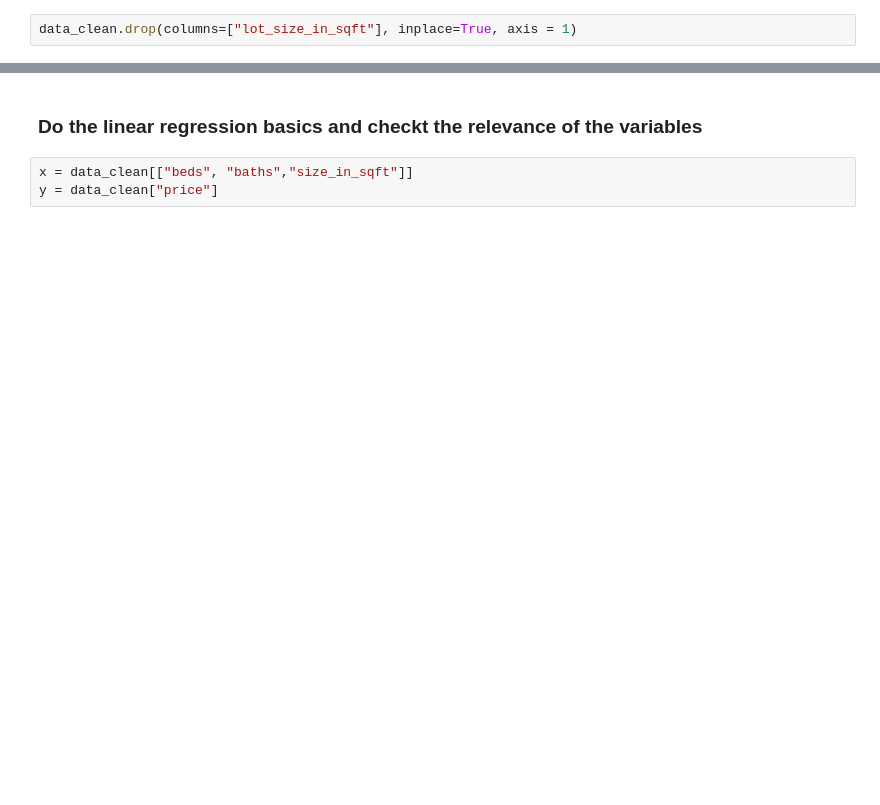
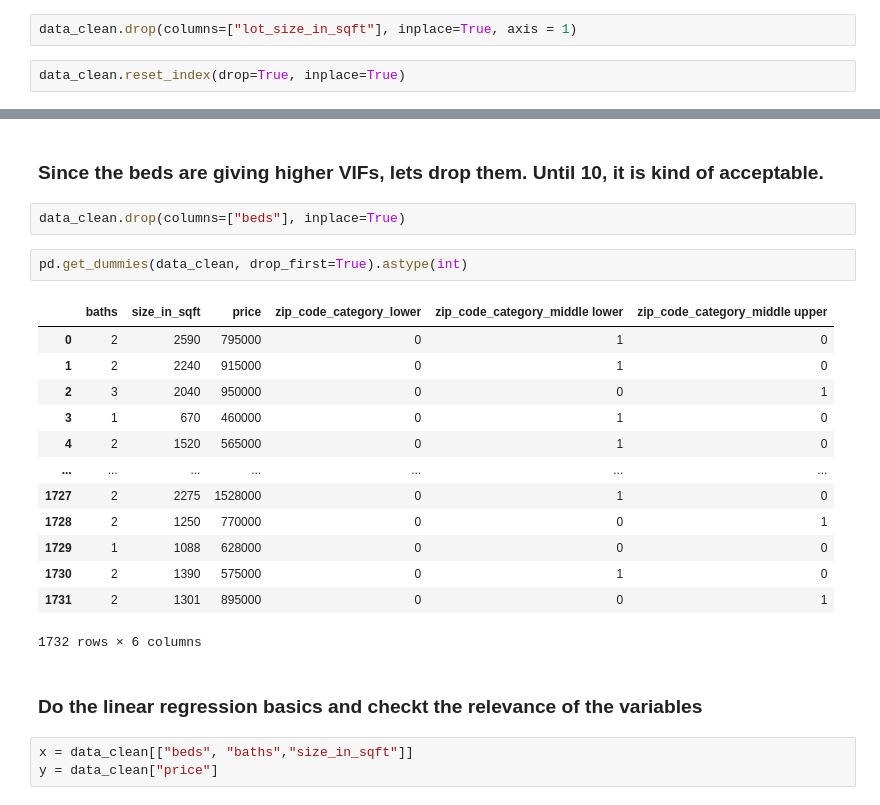
Before and after one commit to tolstoj48/seattle-house-price-prediction, a Jupyter notebook: seattle-real-estate-house-prices-prediction.ipynb, the cells around one changed output, grey strips where cells are left out. Cells and saved outputs as stored; diff of their text form; blank space fills up the shorter version.

```diff
--- a/seattle-real-estate-house-prices-prediction.ipynb
+++ b/seattle-real-estate-house-prices-prediction.ipynb
@@ -429,2 +431,4 @@ plt.show()
 # %%
 data_clean.drop(columns=["lot_size_in_sqft"], inplace=True, axis = 1)
+# %%
+data_clean.reset_index(drop=True, inplace=True)
@@ -431,3 +446,23 @@ data_clean.drop(columns=["lot_size_in_sqft"], inplace=True, axis = 1)
+# %% [markdown]
+### Since the beds are giving higher VIFs, lets drop them. Until 10, it is kind of acceptable.
+# %%
+data_clean.drop(columns=["beds"], inplace=True)
+# %%
+pd.get_dummies(data_clean, drop_first=True).astype(int)
+# %% [output]
+|  | baths | size_in_sqft | price | zip_code_category_lower | zip_code_category_middle lower | zip_code_category_middle upper |
+| 0 | 2 | 2590 | 795000 | 0 | 1 | 0 |
+| 1 | 2 | 2240 | 915000 | 0 | 1 | 0 |
+| 2 | 3 | 2040 | 950000 | 0 | 0 | 1 |
+| 3 | 1 | 670 | 460000 | 0 | 1 | 0 |
+| 4 | 2 | 1520 | 565000 | 0 | 1 | 0 |
+| ... | ... | ... | ... | ... | ... | ... |
+| 1727 | 2 | 2275 | 1528000 | 0 | 1 | 0 |
+| 1728 | 2 | 1250 | 770000 | 0 | 0 | 1 |
+| 1729 | 1 | 1088 | 628000 | 0 | 0 | 0 |
+| 1730 | 2 | 1390 | 575000 | 0 | 1 | 0 |
+| 1731 | 2 | 1301 | 895000 | 0 | 0 | 1 |
+1732 rows × 6 columns
 # %% [markdown]
 ### Do the linear regression basics and checkt the relevance of the variables
 # %%
```
Also changed, not shown: parts of 11 cells of this notebook.
